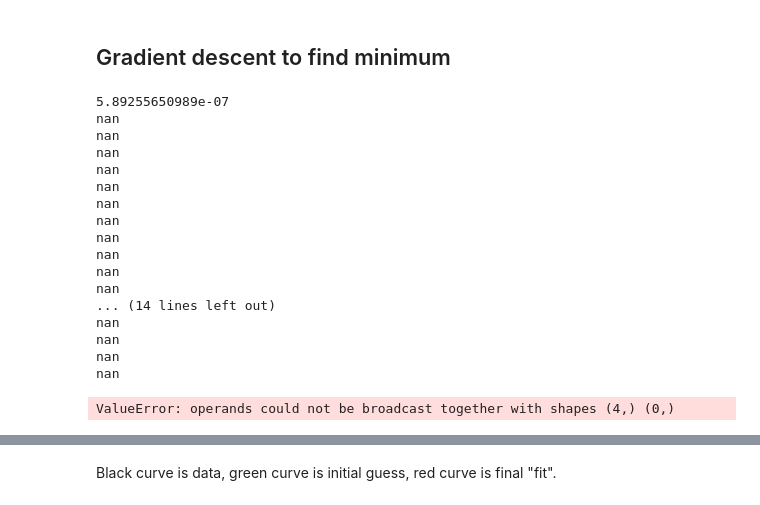
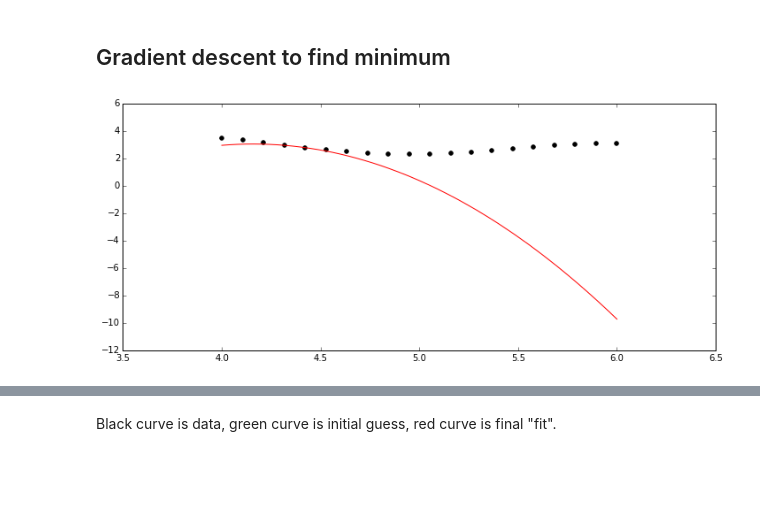
Before and after one commit to toni88x/rebound, a Jupyter notebook: python_examples/LangevinMCMC-2nd-Order.ipynb, the cells around one changed output, grey strips where cells are left out. Drawn from its saved outputs; the diff is of its cells as text; code cells hidden in the pictures; blank space fills up the shorter version.

```diff
--- a/python_examples/LangevinMCMC-2nd-Order.ipynb
+++ b/python_examples/LangevinMCMC-2nd-Order.ipynb
@@ -94,53 +92,2 @@ def simulation(cart):
 # %% [markdown]
 ## Gradient descent to find minimum
-# %%
-gamma = 0.000005
-a = np.array([4.5,0.6,0.,0.]) # initial parameters
-sim_rvs = []             # for plotting
-errs = []
-lastp = 1e200
-lasta = a
-lastgradient = []
-
-sim_rv0 = simulation_rv(a)
-
-for i in range(600):
-    err, gradient = simulation(a)
-
-    p = err
-    if p/lastp < 1.+0.5*np.random.random():
-        # Accept new step
-        lastp = p
-        lasta = a
-        sim_rvs.append(sim_rv)
-        errs.append(p)
-        # New step proposal
-        gamma = 1e-1*np.power(10.,-6.*np.random.random())
-        a = np.subtract(a,gamma*gradient)
-        a[1] = np.clip(a[1],0.,0.9)
-        lastgradient = gradient.copy()
-    else:
-        gamma = 1e-1*np.power(10.,-6.*np.random.random())
-        a = np.subtract(lasta,gamma*lastgradient)
-        a[1] = np.clip(a[1],0.,0.9)
-
-sim_rv1 = simulation_rv(a)
-# %% [output]
-5.89255650989e-07
-nan
-nan
-nan
-nan
-nan
-nan
-nan
-nan
-nan
-nan
-nan
-... (14 lines left out)
-nan
-nan
-nan
-nan
-ValueError: operands could not be broadcast together with shapes (4,) (0,)
@@ -147,3 +119,19 @@ ValueError: operands could not be broadcast together with shapes (4,) (0,)
+# %%
+fig = plt.figure(figsize=(12,5))
+plt.scatter(a_s, errs, color="k");
+
+def f(a,i):
+    da = a_s[i] - a
+    return errs[i]-gradients[i]*da + hessians[i]*da*da
+
+a_s_fine = np.linspace(a_s[0],a_s[-1],N_grid*10)
+err_fine = np.zeros(N_grid*10)
+for i,a in enumerate(a_s_fine):
+    err_fine[i] = f(a,4)
+
+plt.plot(a_s_fine, err_fine, color="r");
+# %% [output]
+[figure, added]
 # %%
 fig = plt.figure(figsize=(12,5))
 plt.scatter(data_t, data_rv, color="k");
```
Also changed, not shown: parts of 7 cells of this notebook.
